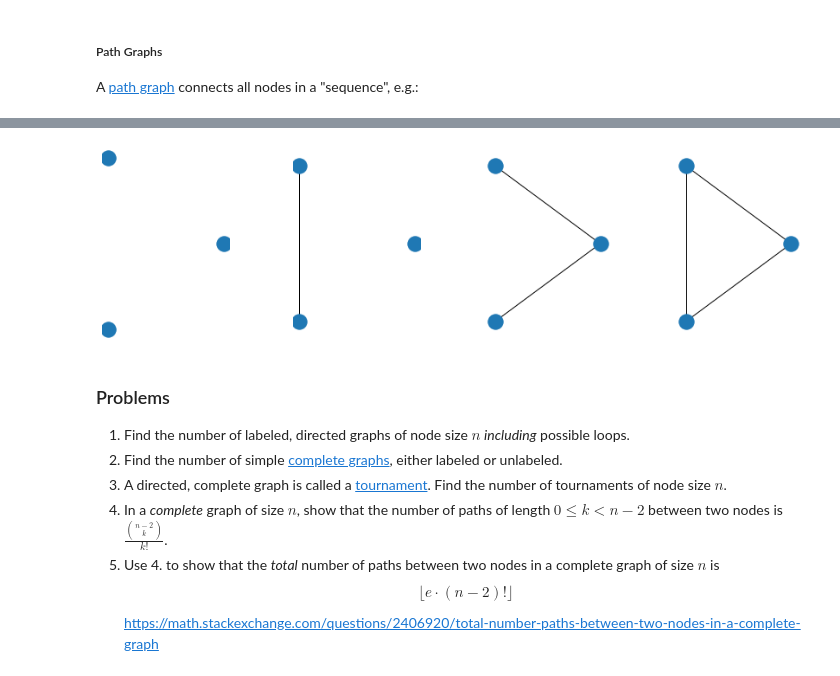
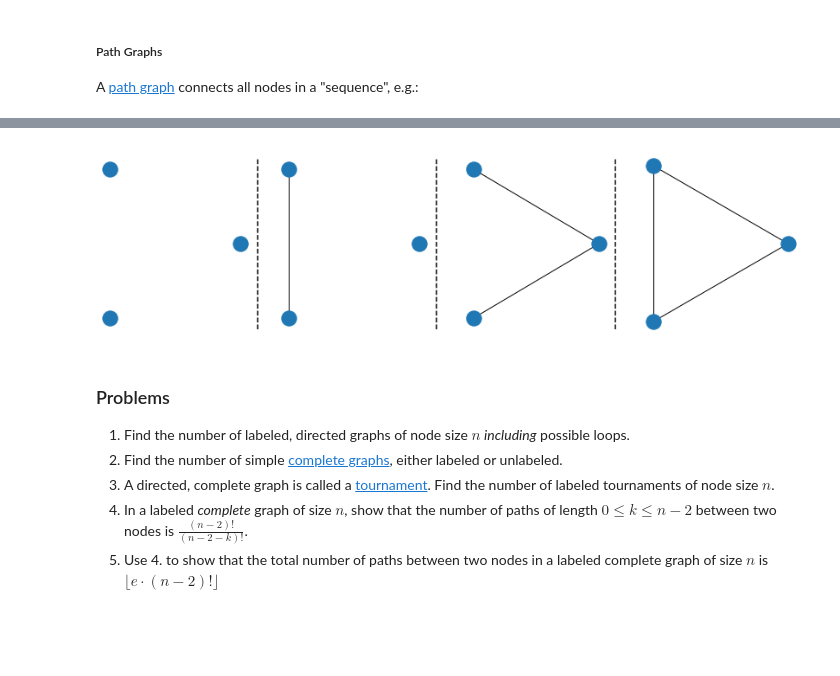
Before and after one commit to damouras/probability_notebooks, a Jupyter notebook: 2. Counting.ipynb, the cells around one changed output, grey strips where cells are left out. Drawn from its saved outputs; the diff is of its cells as text; code cells hidden in the pictures; blank space fills up the shorter version.

```diff
--- a/2. Counting.ipynb
+++ b/2. Counting.ipynb
@@ -125,30 +124,32 @@ simple unlabelled graphs, and this lower bound becomes tighter as $n$ increases
 # %%
 U = nx.graph_atlas_g() # Returns the list of all unlabeled graphs of up to seven nodes
                        # unlabeled graphs with 3 nodes are in U[4:7]
 
 import matplotlib.pyplot as plt
 plt.subplot(1,4,1)
 nx.draw(U[4],  pos = nx.circular_layout(U[4]) )
+plt.vlines(1.2,-1,1, color = 'k', linestyles = 'dashed')
 plt.subplot(1,4,2)
 nx.draw(U[5], pos = nx.circular_layout(U[4]) )
+plt.vlines(1.2,-1,1, color = 'k', linestyles = 'dashed')
 plt.subplot(1,4,3)
 nx.draw(U[6], pos = nx.circular_layout(U[4]) )
+plt.vlines(1.2,-1,1, color = 'k', linestyles = 'dashed')
 plt.subplot(1,4,4)
 nx.draw(U[7], pos = nx.circular_layout(U[4]) )
 
-plt.subplots_adjust( right = 2, wspace=.5 )
+plt.subplots_adjust( right = 2, wspace=.1 )
 plt.show()
 # %% [output]
-[figure, old version]
+[figure, new version]
 # %% [markdown]
 ### Problems
 
 1. Find the number of labeled, directed graphs of node size $n$ *including* possible loops.
 2. Find the number of simple [complete graphs](https://en.wikipedia.org/wiki/Complete_graph), either labeled or unlabeled.
-3. A directed, complete graph is called a [tournament](https://en.wikipedia.org/wiki/Tournament_(graph_theory)). Find the number of tournaments of node size $n$.
-4. In a *complete* graph of size $n$, show that the number of paths of length $0 \le k <n-2 $ between two nodes is $\frac{ { n-2 \choose k } } {k!}$.
-5. Use 4. to show that the *total* number of paths between two nodes in a complete graph of size $n$ is
-$$  \lfloor e \cdot (n−2)!  \rfloor$$
-https://math.stackexchange.com/questions/2406920/total-number-paths-between-two-nodes-in-a-complete-graph
+3. A directed, complete graph is called a [tournament](https://en.wikipedia.org/wiki/Tournament_(graph_theory)). Find the number of labeled tournaments of node size $n$.
+4. In a labeled *complete* graph of size $n$, show that the number of paths of length $0 \le k \le n-2 $ between two nodes is $ \frac{ (n-2)! }{(n-2-k)! }$.
+5. Use 4. to show that the total number of paths between two nodes in a labeled complete graph of size $n$ is
+$  \lfloor e \cdot (n−2)!  \rfloor$
 # %% [markdown]
 <a rel="license" href="http://creativecommons.org/licenses/by-nc-sa/4.0/"><img alt="Creative Commons License" style="border-width:0" src="https://i.creativecommons.org/l/by-nc-sa/4.0/88x31.png" /></a><br />This work is licensed under a <a rel="license" href="http://creativecommons.org/licenses/by-nc-sa/4.0/">Creative Commons Attribution-NonCommercial-ShareAlike 4.0 International License</a>.
```
Also changed, not shown: parts of 9 cells of this notebook, 4 other files.
